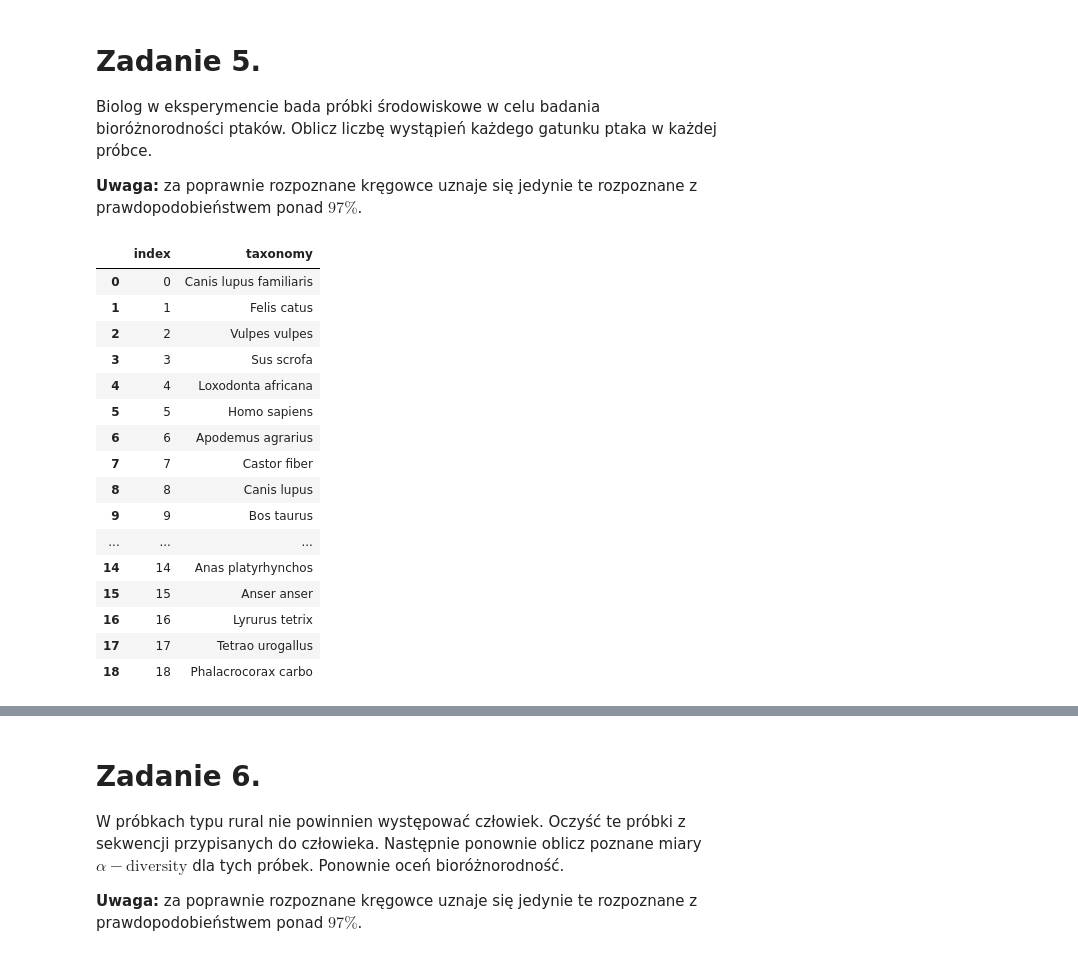
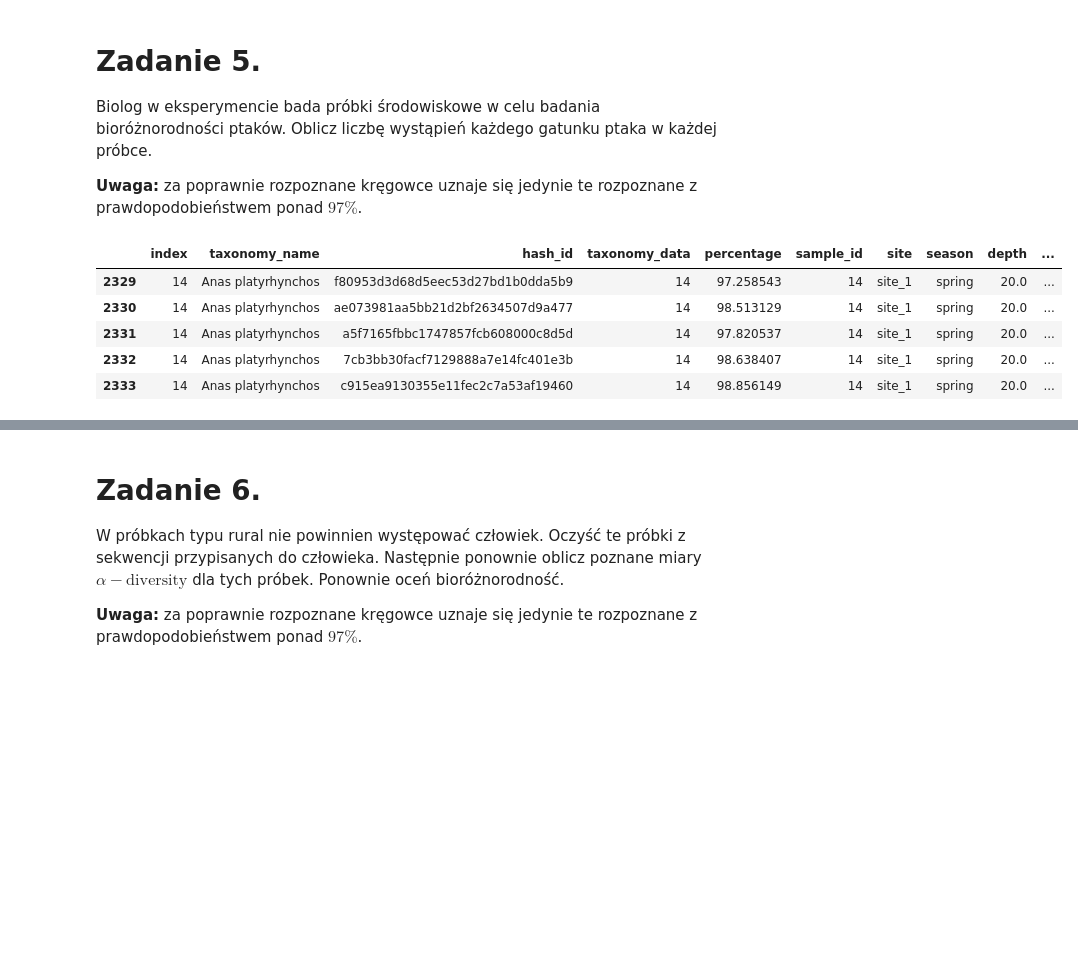
Before and after one commit to ligusoliwia/podstawy_programowania, a Jupyter notebook: SEM2/moduły_python/prace_domowe/pandas_2.ipynb, the cells around one changed output, grey strips where cells are left out. Saved outputs shown, nothing was run; the diff lists cells and outputs as text; code cells hidden in the pictures; blank space fills up the shorter version.

```diff
--- a/SEM2/moduły_python/prace_domowe/pandas_2.ipynb
+++ b/SEM2/moduły_python/prace_domowe/pandas_2.ipynb
@@ -554,4 +517,3 @@ tax_sweep.head()
 # %%
-#merge z smpl i nazwy po sample_id zrobic nie po hash id
-taxsweep_smpl = pd.merge(tax_sweep, samples, left_on="")
+tax_smpl = pd.merge(tax_sweep, samples, left_on="index", right_on="sample_id", suffixes=("_tax", "_smpl"))
 # %%
@@ -592,22 +549,18 @@ Biolog w eksperymencie bada próbki środowiskowe w celu badania bioróżnorodno
 
 **Uwaga:** za poprawnie rozpoznane kręgowce uznaje się jedynie te rozpoznane z prawdopodobieństwem ponad $97\%$.
 # %%
-tax_name.head(20) #Anas platyrhynchos, Anser anser, Lyrurus tetrix, Tetrao urogallus, Phalacrocorax carbo
+tax_name.head(20)
+
+ptaki = ["Anas platyrhynchos", "Anser anser", "Lyrurus tetrix", "Tetrao urogallus", "Phalacrocorax carbo"]
+
+fru_taxsmpl = tax_smpl[tax_smpl["taxonomy_name"].isin(ptaki)]
+fru = fru_taxsmpl[fru_taxsmpl["percentage"] > 97]
+
+fru.head()
 # %% [output]
-|  | index | taxonomy |
-| 0 | 0 | Canis lupus familiaris |
-| 1 | 1 | Felis catus |
-| 2 | 2 | Vulpes vulpes |
-| 3 | 3 | Sus scrofa |
-| 4 | 4 | Loxodonta africana |
-| 5 | 5 | Homo sapiens |
-| 6 | 6 | Apodemus agrarius |
-| 7 | 7 | Castor fiber |
-| 8 | 8 | Canis lupus |
-| 9 | 9 | Bos taurus |
-| ... | ... | ... |
-| 14 | 14 | Anas platyrhynchos |
-| 15 | 15 | Anser anser |
-| 16 | 16 | Lyrurus tetrix |
-| 17 | 17 | Tetrao urogallus |
-| 18 | 18 | Phalacrocorax carbo |
+|  | index | taxonomy_name | hash_id | taxonomy_data | percentage | sample_id | site | season | depth | ... |
+| 2329 | 14 | Anas platyrhynchos | f80953d3d68d5eec53d27bd1b0dda5b9 | 14 | 97.258543 | 14 | site_1 | spring | 20.0 | ... |
+| 2330 | 14 | Anas platyrhynchos | ae073981aa5bb21d2bf2634507d9a477 | 14 | 98.513129 | 14 | site_1 | spring | 20.0 | ... |
+| 2331 | 14 | Anas platyrhynchos | a5f7165fbbc1747857fcb608000c8d5d | 14 | 97.820537 | 14 | site_1 | spring | 20.0 | ... |
+| 2332 | 14 | Anas platyrhynchos | 7cb3bb30facf7129888a7e14fc401e3b | 14 | 98.638407 | 14 | site_1 | spring | 20.0 | ... |
+| 2333 | 14 | Anas platyrhynchos | c915ea9130355e11fec2c7a53af19460 | 14 | 98.856149 | 14 | site_1 | spring | 20.0 | ... |
```
Also changed, not shown: parts of 42 cells of this notebook.
